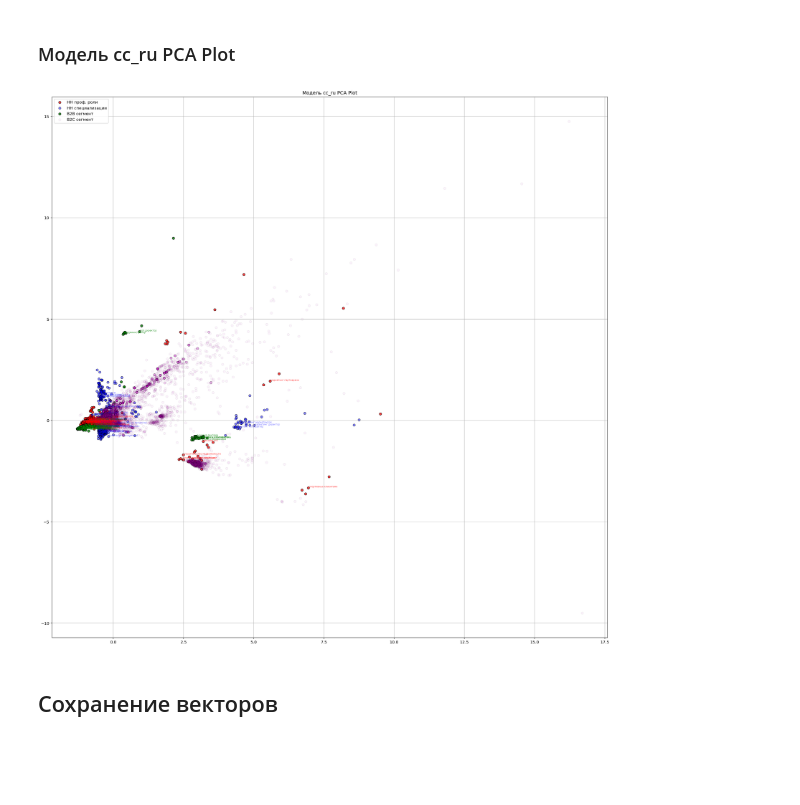
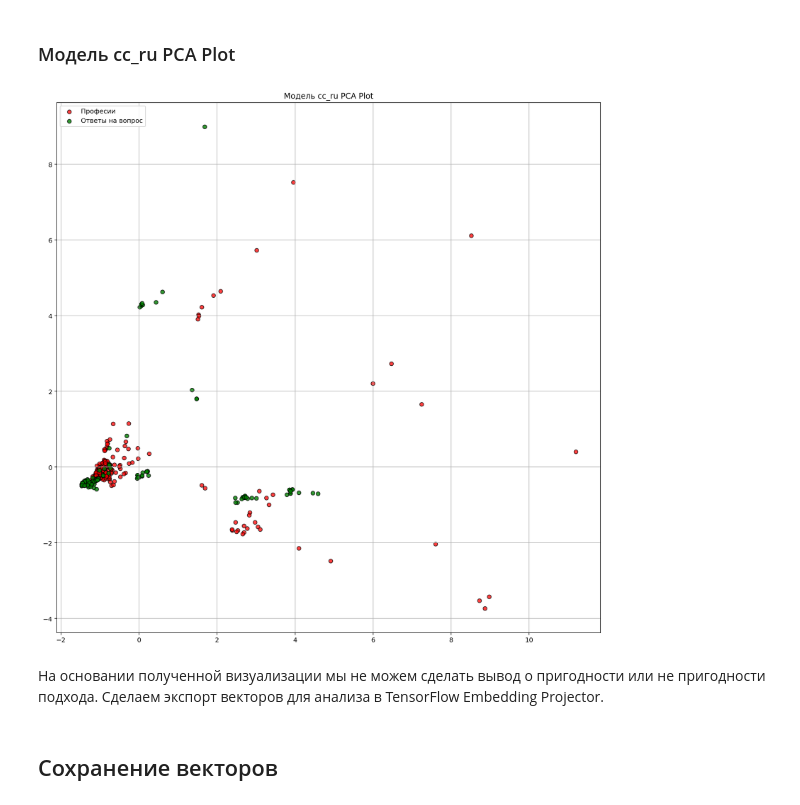
Before and after one commit to dimdasci/m01-psychotype-occupation-relaiton, a Jupyter notebook: notebooks/profession_visual_analysis.ipynb, the cells around one changed output. Drawn from its saved outputs; the diff is of its cells as text; code cells hidden in the pictures; blank space fills up the shorter version.

```diff
--- a/notebooks/profession_visual_analysis.ipynb
+++ b/notebooks/profession_visual_analysis.ipynb
@@ -58,0 +66,3 @@ from sklearn.decomposition import PCA
+# %%
+RE_NON_LETTERS = re.compile('\W')
+RE_MULTISPACE = re.compile('\s+')
@@ -98,7 +172,7 @@ def docs_2_vec(model: fasttext.FastTextKeyedVectors, documents: list) -> np.arra
 #### display_pca_scatterplot
 # %%
 def display_pca_scatterplot(vectors: np.array,
-                            documents: list,
+                            labels: list,
                             label: str,
                             color: str,
                             n_labels: int = 0,
@@ -109,13 +183,12 @@ def display_pca_scatterplot(vectors: np.array,
     plt.scatter(twodim[:,0], twodim[:,1], edgecolors='k', c=color, alpha=alpha, label=label)
 
     if n_labels:
-        idxs = np.random.choice(len(documents), n_labels, replace=False)
+        idxs = np.random.choice(len(labels), n_labels, replace=False)
         for i in idxs:
             x, y = twodim[i]
-            words = documents[i]
 
-            plt.text(x+0.02, y+0.02,
-                     words[0] + ' ' + words[-1],
+            plt.text(x+0.01, y+0.005,
+                     labels[i],
                      alpha = alpha, c=color,
                      fontsize='xx-small'
                     )
@@ -335,11 +464,11 @@ c_model = fasttext.FastTextKeyedVectors.load(cc_ru_path)
 # %%
-prof_roles_docs = tokenize_texts(prof_roles.apply(concat_prof, axis = 1).to_list())
-prof_specializations_docs = tokenize_texts(prof_specializations.apply(concat_prof, axis = 1).to_list())
+prof_roles_labels = prof_roles.apply(concat_prof, axis = 1).to_list()
+prof_roles_docs = tokenize_texts(prof_roles_labels)
 # %% [markdown]
 Преобразуем в документы уникальные значения.
 # %%
-b2b_docs = tokenize_texts(b2b_answers.q61.unique())
-b2c_docs = tokenize_texts(b2c_answers.q61.unique())
+b2b_labels = b2b_answers.q61.str.lower().unique()
+b2b_docs = tokenize_texts(b2b_labels)
 # %% [markdown]
 #### Модель Araneum
 # %% [markdown]
@@ -409,39 +515,28 @@ plt.show()
 # %% [markdown]
 ### Модель cc_ru PCA Plot
 # %%
-plt.figure(figsize=(25, 25))
+plt.figure(figsize=(15, 15))
 
 # prof_roles
 display_pca_scatterplot(vectors=v_prof_roles_c,
-                        documents=prof_roles_docs,
-                        label='HH проф. роли',
-                        color='r', alpha=.75, n_labels=30)
-
-# prof_specialities
-display_pca_scatterplot(vectors=v_prof_specializations_c,
-                        documents=prof_specializations_docs,
-                        label='HH специализации',
-                        color='b', alpha=.5, n_labels=20)
+                        labels=None,
+                        label='Професии',
+                        color='r', alpha=.75)
 
 # b2b
 display_pca_scatterplot(vectors=v_b2b_c,
-                        documents=b2b_docs,
-                        label='B2B сегмент',
-                        color='g', alpha=.8, n_labels=20)
-
-# b2с
-display_pca_scatterplot(vectors=v_b2c_c,
-                        documents=b2c_docs,
-                        label='B2C сегмент',
-                        color='m', alpha=.05, n_labels=20)
-
+                        labels=None,
+                        label='Ответы на вопрос',
+                        color='g', alpha=.8)
 
 plt.grid(visible = True)
 plt.legend(loc='upper left')
 plt.title('Модель cc_ru PCA Plot')
 plt.show()
 # %% [output]
-[figure, old version]
+[figure, new version]
+# %% [markdown]
+На основании полученной визуализации мы не можем сделать вывод о пригодности или не пригодности подхода. Сделаем экспорт векторов для анализа в TensorFlow Embedding Projector.
 # %% [markdown]
 ## Сохранение векторов
 # %% [markdown]
```
Also changed, not shown: parts of 131 cells of this notebook.
